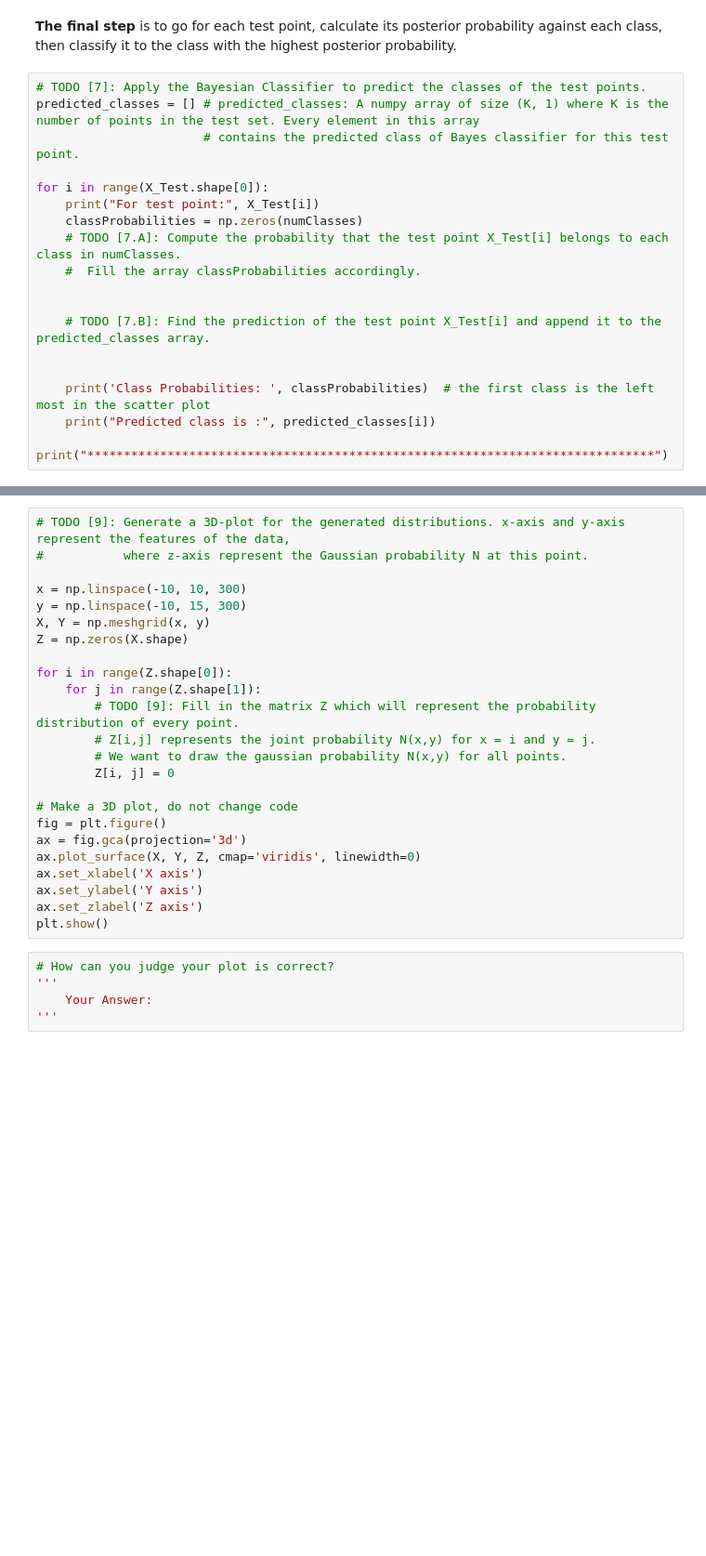
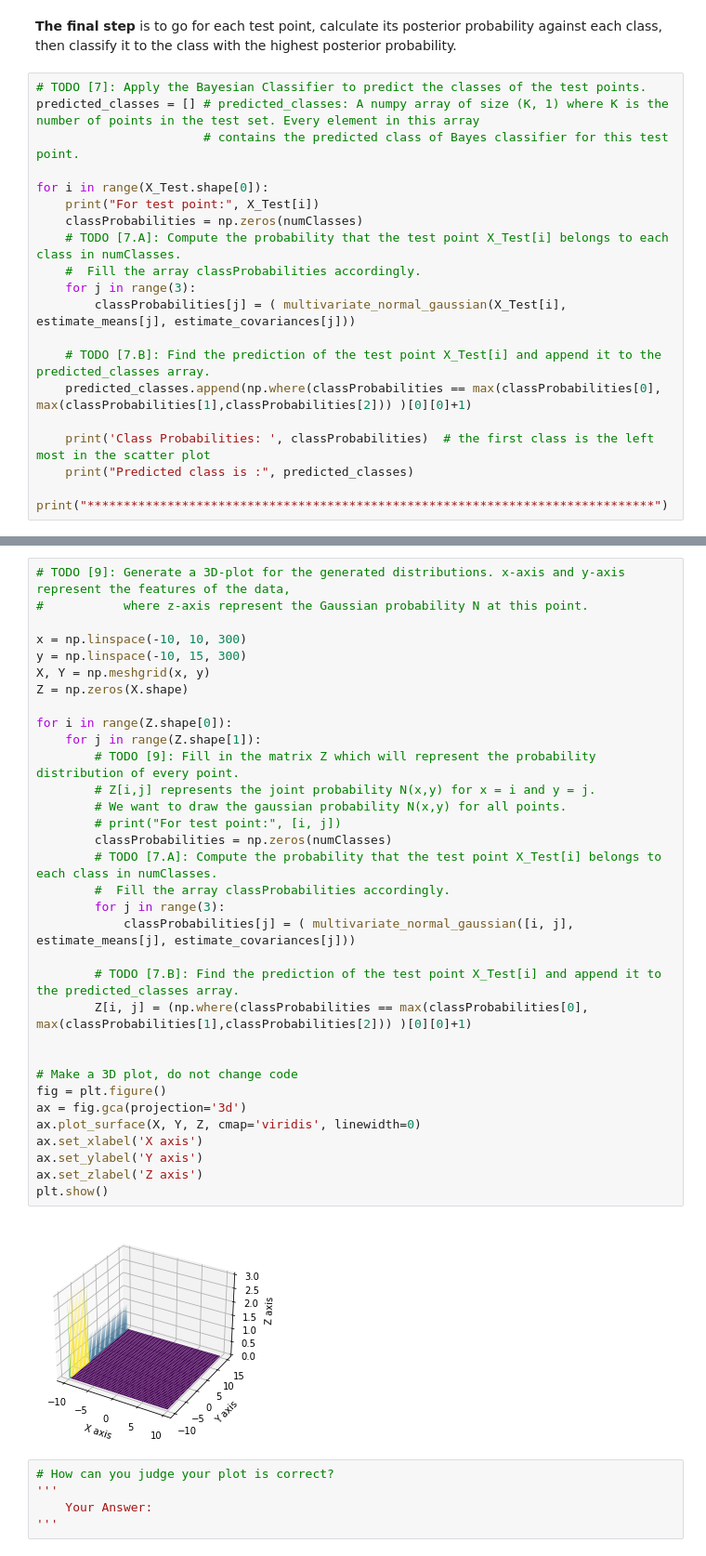
Before and after one commit to nouralmulhem/Pattern-Recognition-Labs, a Jupyter notebook: Lab 3 - Bayes Classifier/Lab 3 - Bayesian Classifier.ipynb, the cells around one changed output, grey strips where cells are left out. Shown at 93% size. Drawn from its saved outputs; the diff is of its cells as text; blank space fills up the shorter version.

```diff
--- a/Lab 3 - Bayes Classifier/Lab 3 - Bayesian Classifier.ipynb
+++ b/Lab 3 - Bayes Classifier/Lab 3 - Bayesian Classifier.ipynb
@@ -276,11 +279,12 @@ for i in range(X_Test.shape[0]):
     classProbabilities = np.zeros(numClasses)
     # TODO [7.A]: Compute the probability that the test point X_Test[i] belongs to each class in numClasses.
     #  Fill the array classProbabilities accordingly.
-
+    for j in range(3):
+        classProbabilities[j] = ( multivariate_normal_gaussian(X_Test[i], estimate_means[j], estimate_covariances[j]))
 
     # TODO [7.B]: Find the prediction of the test point X_Test[i] and append it to the predicted_classes array.
-
+    predicted_classes.append(np.where(classProbabilities == max(classProbabilities[0], max(classProbabilities[1],classProbabilities[2])) )[0][0]+1)
 
     print('Class Probabilities: ', classProbabilities)  # the first class is the left most in the scatter plot
-    print("Predicted class is :", predicted_classes[i])
+    print("Predicted class is :", predicted_classes)
     print("******************************************************************************")
@@ -292,27 +316,38 @@ print('Accuracy = ' + str(round(accuracy,4) * 100) + '%')
 # %%
 # TODO [9]: Generate a 3D-plot for the generated distributions. x-axis and y-axis represent the features of the data,
 #           where z-axis represent the Gaussian probability N at this point.
 
 x = np.linspace(-10, 10, 300)
 y = np.linspace(-10, 15, 300)
 X, Y = np.meshgrid(x, y)
 Z = np.zeros(X.shape)
 
 for i in range(Z.shape[0]):
     for j in range(Z.shape[1]):
         # TODO [9]: Fill in the matrix Z which will represent the probability distribution of every point.
         # Z[i,j] represents the joint probability N(x,y) for x = i and y = j.
         # We want to draw the gaussian probability N(x,y) for all points.
-        Z[i, j] = 0
+        # print("For test point:", [i, j])
+        classProbabilities = np.zeros(numClasses)
+        # TODO [7.A]: Compute the probability that the test point X_Test[i] belongs to each class in numClasses.
+        #  Fill the array classProbabilities accordingly.
+        for j in range(3):
+            classProbabilities[j] = ( multivariate_normal_gaussian([i, j], estimate_means[j], estimate_covariances[j]))
+
+        # TODO [7.B]: Find the prediction of the test point X_Test[i] and append it to the predicted_classes array.
+        Z[i, j] = (np.where(classProbabilities == max(classProbabilities[0], max(classProbabilities[1],classProbabilities[2])) )[0][0]+1)
+
 
 # Make a 3D plot, do not change code
 fig = plt.figure()
 ax = fig.gca(projection='3d')
 ax.plot_surface(X, Y, Z, cmap='viridis', linewidth=0)
 ax.set_xlabel('X axis')
 ax.set_ylabel('Y axis')
 ax.set_zlabel('Z axis')
 plt.show()
+# %% [output]
+[figure, added]
 # %%
 # How can you judge your plot is correct?
 '''
```
Also changed, not shown: parts of 6 cells of this notebook.
